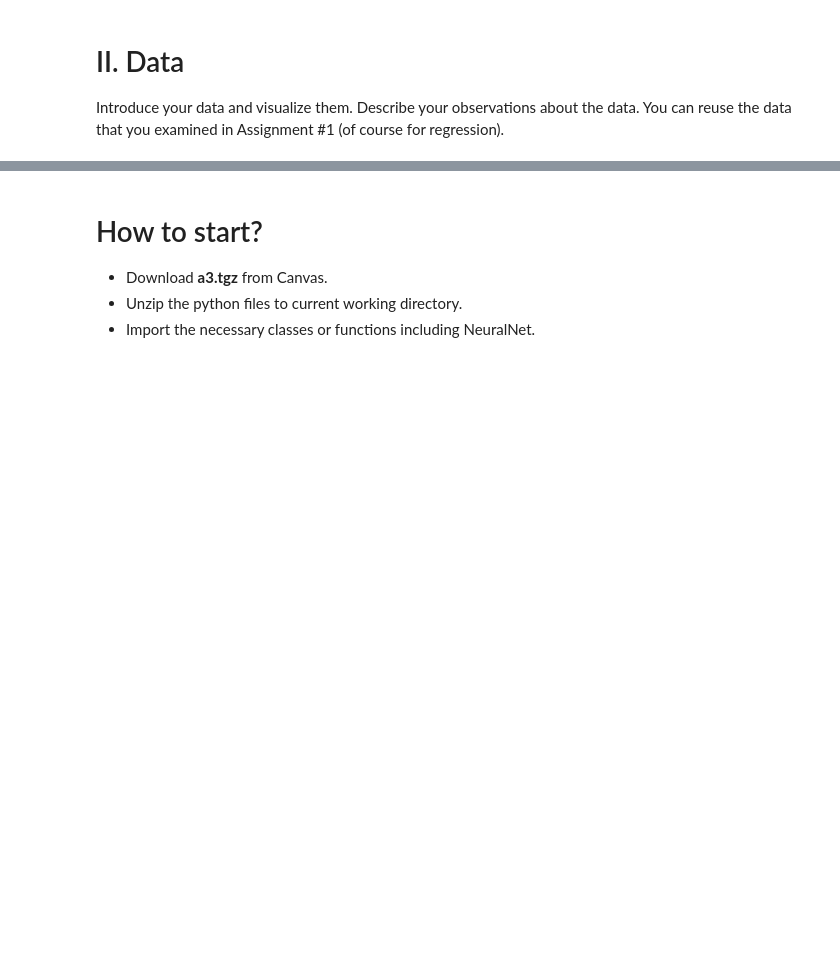
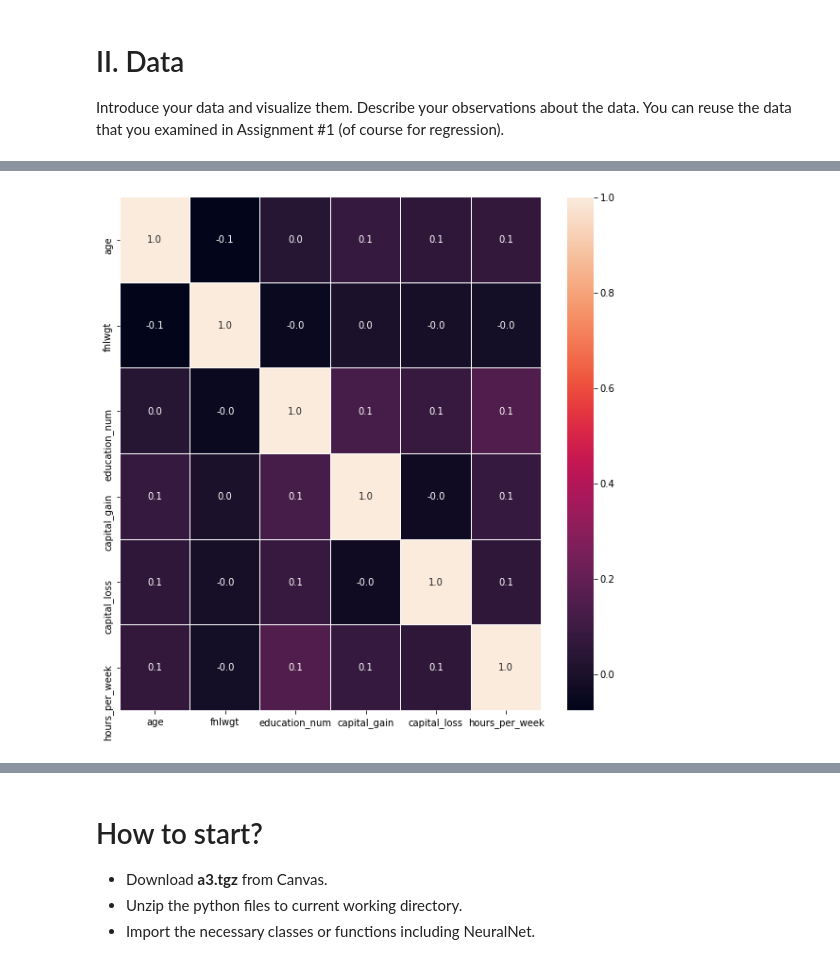
Before and after one commit to biqar/Fall-2020-ITCS-8156-MachineLearning, a Jupyter notebook: programming_assignments/3_Neural-Networks/Assign3.ipynb, the cells around one changed output, grey strips where cells are left out. Drawn from its saved outputs; the diff is of its cells as text; code cells hidden in the pictures; blank space fills up the shorter version.

```diff
--- a/programming_assignments/3_Neural-Networks/Assign3.ipynb
+++ b/programming_assignments/3_Neural-Networks/Assign3.ipynb
@@ -15,0 +226,13 @@ You can reuse the data that you examined in Assignment #1 (of course for regress
+# %%
+import numpy as np
+import pandas as pd
+import matplotlib.pyplot as plt
+import seaborn as sns
+
+# reading the data from csv datafile; using read_csv method from Pandas library
+df_c = pd.read_csv("data/classification/income_evaluation.csv", sep=r'\s*,\s*',
+                           header=0, encoding='ascii', engine='python')
+
+# displaying all the columns data of top 10 rows in the jupyter notebook
+pd.set_option('max_columns', 28)
+df_c.head(10)
@@ -15,0 +300,13 @@ You can reuse the data that you examined in Assignment #1 (of course for regress
+# %%
+# clean up column names that have '-' in the dataframe
+
+cols = df_c.columns
+new_column_names = []
+
+for col in cols:
+    new_col = col.lstrip().rstrip().replace ("-", "_")
+    new_column_names.append(new_col)
+
+df_c.columns = new_column_names
+
+df_c.columns
@@ -15,0 +321,5 @@ You can reuse the data that you examined in Assignment #1 (of course for regress
+# %%
+df_c.loc[df_c['income'] == '<=50K', 'income'] = 'Low-income'
+df_c.loc[df_c['income'] == '>50K', 'income'] = 'High-income'
+
+df_c.income.unique()
@@ -15,0 +341,6 @@ You can reuse the data that you examined in Assignment #1 (of course for regress
+# %%
+f = plt.subplots(figsize=(10, 10))
+sns.heatmap(df_c.corr(), annot=True, linewidths=.1,fmt= '.1f')
+plt.show()
+# %% [output]
+[figure, added]
```
Also changed, not shown: parts of 37 cells of this notebook, 2 other files.
